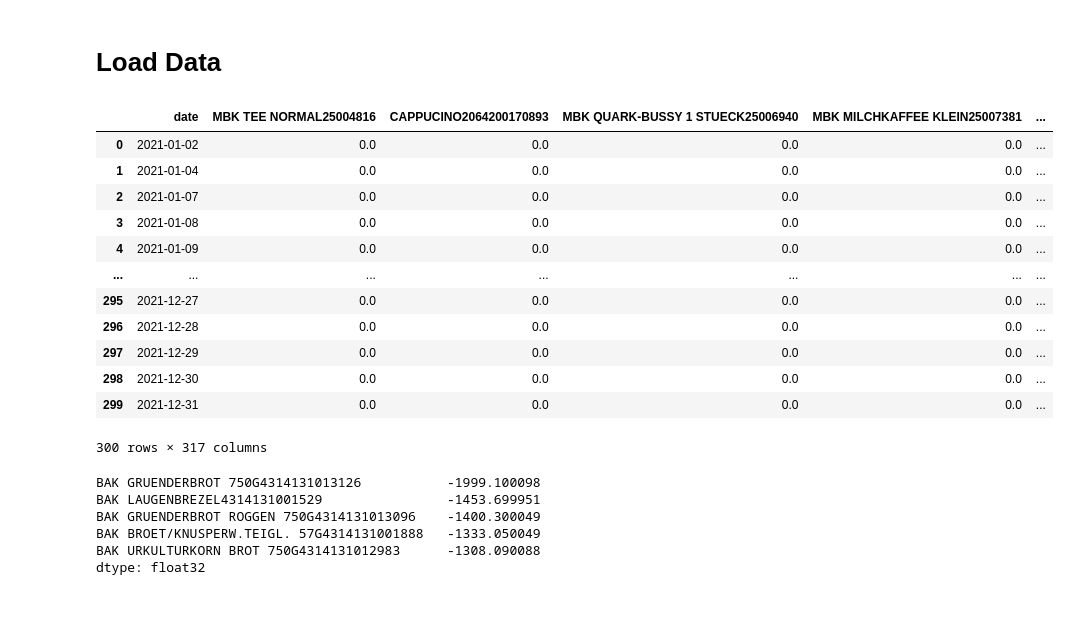
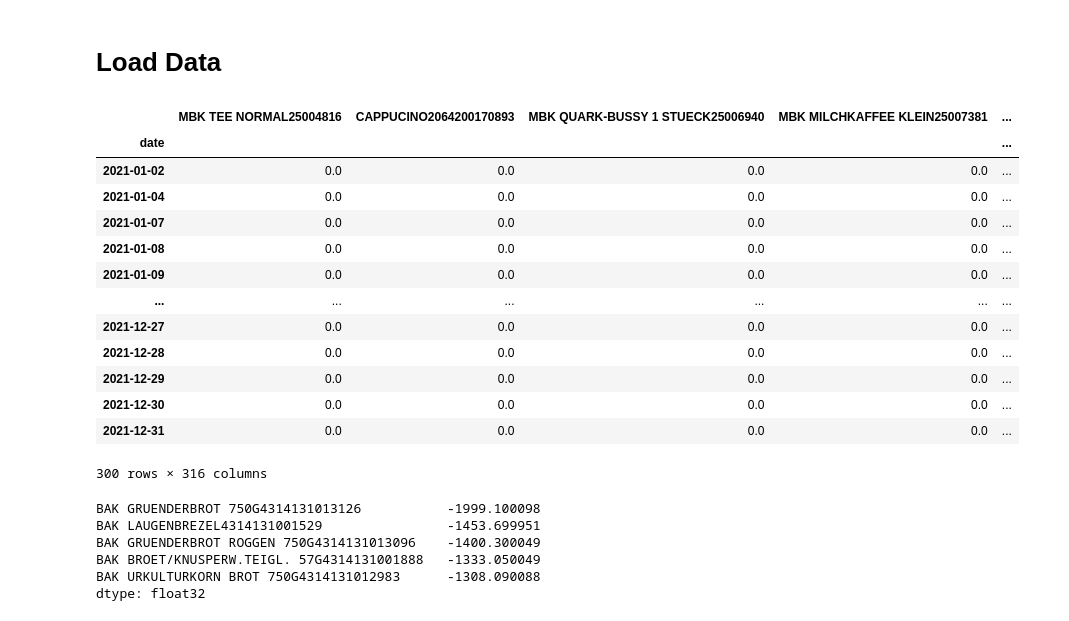
Before and after one commit to negralessio/bfh23-foodwaste, a Jupyter notebook: notebooks/alessio-data-wrangling.ipynb, the cells around one changed output. Cells and saved outputs as stored; diff of their text form; code cells hidden in the pictures.

```diff
--- a/notebooks/alessio-data-wrangling.ipynb
+++ b/notebooks/alessio-data-wrangling.ipynb
@@ -47,46 +52,51 @@ def clean_dataframe(path: str) -> pd.DataFrame:
     df = df.iloc[:, 1:]
     # Rename time column
     df.rename(columns={df.columns[0]: "date" }, inplace = True)
     # Remove 'Ergebnis' row
     df = df[df["date"] != "Ergebnis"]
 
     # Reset index
     df = df.reset_index(drop=True)
 
     # Add GTIN to Names
     df.columns = [col + f"{gtin}" for col, gtin in zip(df.columns, GTIN)]
 
     # Put features in right data type
     df["date"] = pd.to_datetime(df["date"], dayfirst="True")
 
     numerical_columns = [col for col in df.columns if col != "date" ]
     df[numerical_columns] = df[numerical_columns].astype(np.float32)
 
+    # Set date as index
+    df.index = df.date
+    df = df.drop(columns=["date"], axis=1)
+
     return df
 
 # Initialize empty list to populate with processed dataframes (Abschriften)
 abschriften: list[pd.DataFrame] = []
 for path in DF_PATHS:
     abschriften_df = clean_dataframe(path)
     abschriften.append(abschriften_df)
 
 # Preview df
 df = abschriften[1] # ABSCHRIFTEN 2021
 df
 # %% [output]
-|  | date | MBK TEE NORMAL25004816 | CAPPUCINO2064200170893 | MBK QUARK-BUSSY 1 STUECK25006940 | MBK MILCHKAFFEE KLEIN25007381 | ... |
-| 0 | 2021-01-02 | 0.0 | 0.0 | 0.0 | 0.0 | ... |
-| 1 | 2021-01-04 | 0.0 | 0.0 | 0.0 | 0.0 | ... |
-| 2 | 2021-01-07 | 0.0 | 0.0 | 0.0 | 0.0 | ... |
-| 3 | 2021-01-08 | 0.0 | 0.0 | 0.0 | 0.0 | ... |
-| 4 | 2021-01-09 | 0.0 | 0.0 | 0.0 | 0.0 | ... |
-| ... | ... | ... | ... | ... | ... | ... |
-| 295 | 2021-12-27 | 0.0 | 0.0 | 0.0 | 0.0 | ... |
-| 296 | 2021-12-28 | 0.0 | 0.0 | 0.0 | 0.0 | ... |
-| 297 | 2021-12-29 | 0.0 | 0.0 | 0.0 | 0.0 | ... |
-| 298 | 2021-12-30 | 0.0 | 0.0 | 0.0 | 0.0 | ... |
-| 299 | 2021-12-31 | 0.0 | 0.0 | 0.0 | 0.0 | ... |
+|  | MBK TEE NORMAL25004816 | CAPPUCINO2064200170893 | MBK QUARK-BUSSY 1 STUECK25006940 | MBK MILCHKAFFEE KLEIN25007381 | ... |
+| date |  |  |  |  | ... |
+| 2021-01-02 | 0.0 | 0.0 | 0.0 | 0.0 | ... |
+| 2021-01-04 | 0.0 | 0.0 | 0.0 | 0.0 | ... |
+| 2021-01-07 | 0.0 | 0.0 | 0.0 | 0.0 | ... |
+| 2021-01-08 | 0.0 | 0.0 | 0.0 | 0.0 | ... |
+| 2021-01-09 | 0.0 | 0.0 | 0.0 | 0.0 | ... |
+| ... | ... | ... | ... | ... | ... |
+| 2021-12-27 | 0.0 | 0.0 | 0.0 | 0.0 | ... |
+| 2021-12-28 | 0.0 | 0.0 | 0.0 | 0.0 | ... |
+| 2021-12-29 | 0.0 | 0.0 | 0.0 | 0.0 | ... |
+| 2021-12-30 | 0.0 | 0.0 | 0.0 | 0.0 | ... |
+| 2021-12-31 | 0.0 | 0.0 | 0.0 | 0.0 | ... |
-300 rows × 317 columns
+300 rows × 316 columns
 # %%
 def get_top_k_foodwasting_products(df: pd.DataFrame, k: int = 5) -> pd.Series:
     """ Returns pd.Series having the product name as key and aggregated sum as values
```
Also changed, not shown: parts of 14 cells of this notebook.
